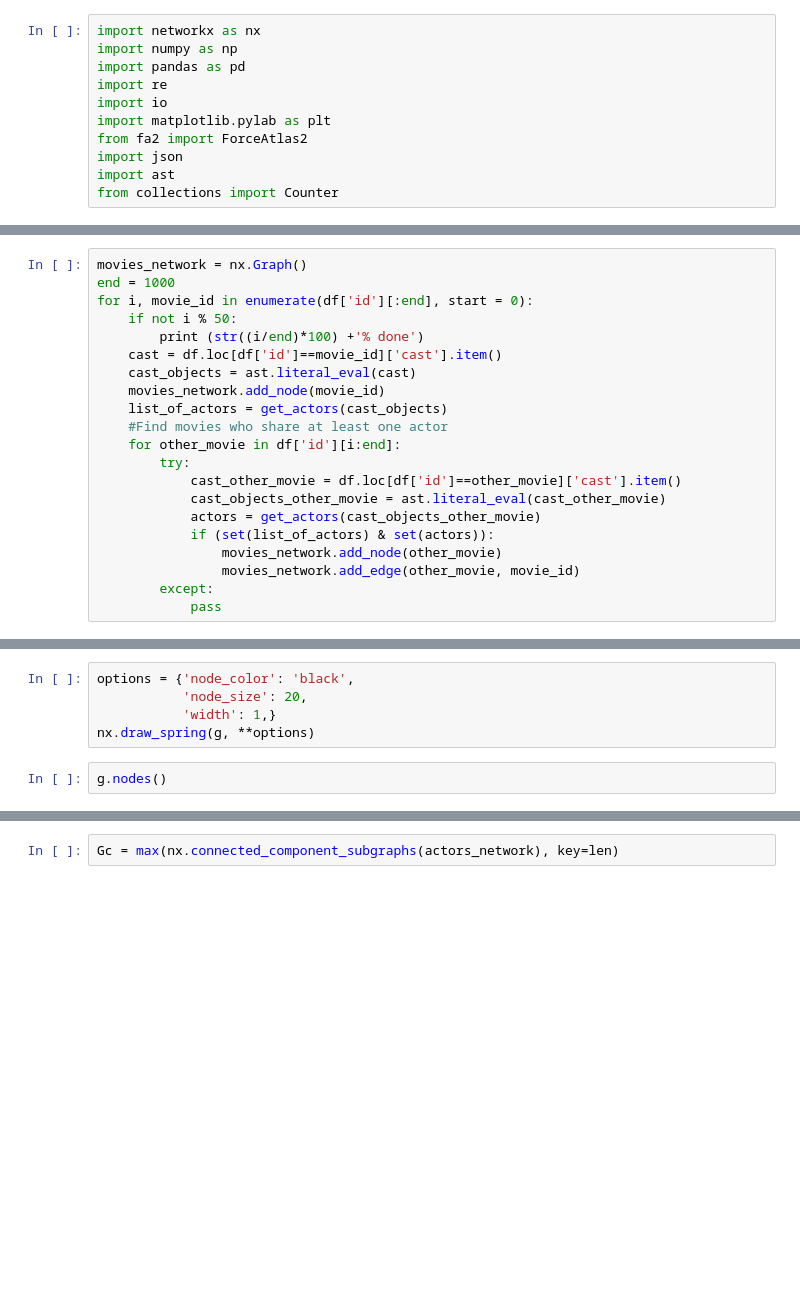
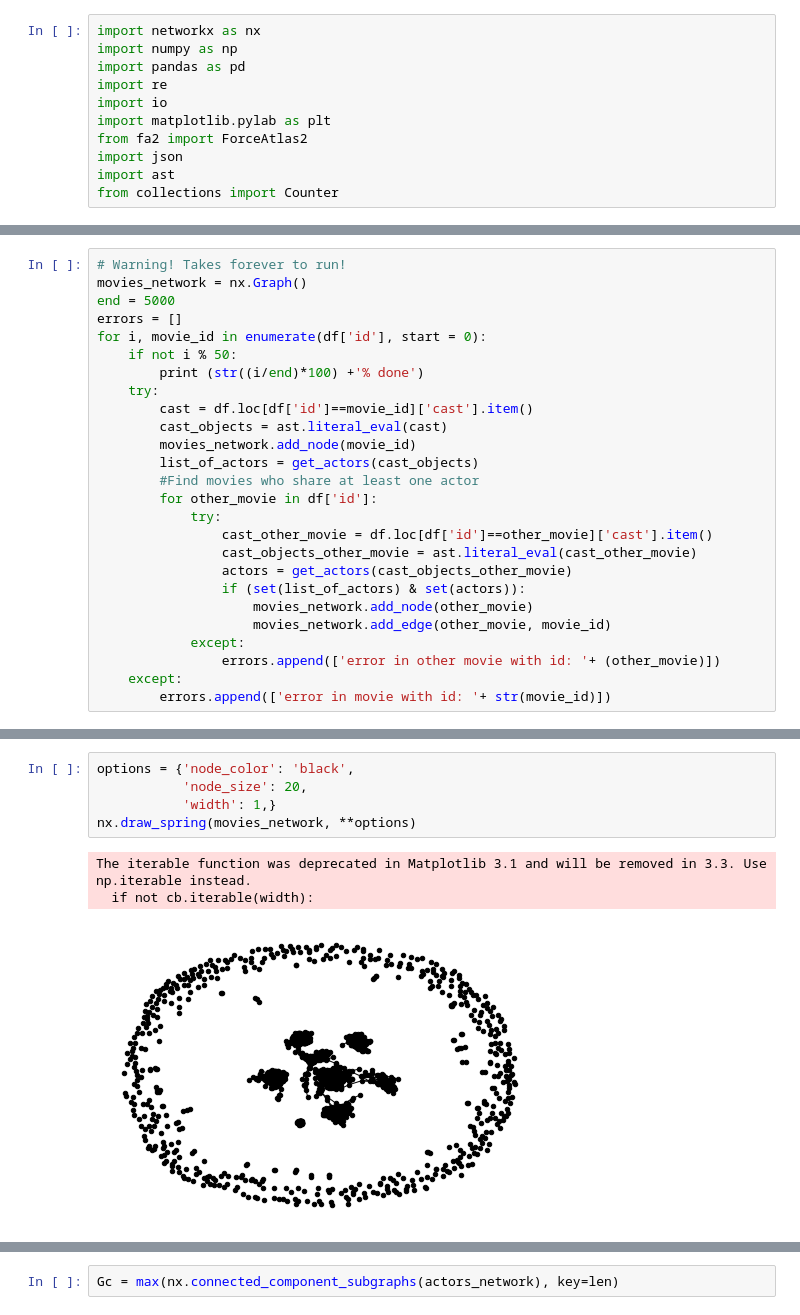
Before and after one commit to LukaAvbreht/Social_graphs, a Jupyter notebook: project/networks_for_project.ipynb, the cells around one changed output, grey strips where cells are left out. Drawn from its saved outputs; the diff is of its cells as text; blank space fills up the shorter version.

Commit message:
networks and smaller datafiles

```diff
--- a/project/networks_for_project.ipynb
+++ b/project/networks_for_project.ipynb
@@ -34,21 +39,26 @@ cast_objects = ast.literal_eval(cast)
 # %%
+# Warning! Takes forever to run!
 movies_network = nx.Graph()
-end = 1000
-for i, movie_id in enumerate(df['id'][:end], start = 0):
+end = 5000
+errors = []
+for i, movie_id in enumerate(df['id'], start = 0):
     if not i % 50:
         print (str((i/end)*100) +'% done')
-    cast = df.loc[df['id']==movie_id]['cast'].item()
-    cast_objects = ast.literal_eval(cast)
-    movies_network.add_node(movie_id)
-    list_of_actors = get_actors(cast_objects)
-    #Find movies who share at least one actor
-    for other_movie in df['id'][i:end]:
-        try:
-            cast_other_movie = df.loc[df['id']==other_movie]['cast'].item()
-            cast_objects_other_movie = ast.literal_eval(cast_other_movie)
-            actors = get_actors(cast_objects_other_movie)
-            if (set(list_of_actors) & set(actors)):
-                movies_network.add_node(other_movie)
-                movies_network.add_edge(other_movie, movie_id)
-        except:
-            pass
+    try:
+        cast = df.loc[df['id']==movie_id]['cast'].item()
+        cast_objects = ast.literal_eval(cast)
+        movies_network.add_node(movie_id)
+        list_of_actors = get_actors(cast_objects)
+        #Find movies who share at least one actor
+        for other_movie in df['id']:
+            try:
+                cast_other_movie = df.loc[df['id']==other_movie]['cast'].item()
+                cast_objects_other_movie = ast.literal_eval(cast_other_movie)
+                actors = get_actors(cast_objects_other_movie)
+                if (set(list_of_actors) & set(actors)):
+                    movies_network.add_node(other_movie)
+                    movies_network.add_edge(other_movie, movie_id)
+            except:
+                errors.append(['error in other movie with id: '+ (other_movie)])
+    except:
+        errors.append(['error in movie with id: '+ str(movie_id)])
@@ -55,9 +83,11 @@ for i, movie_id in enumerate(df['id'][:end], start = 0):
 # %%
 options = {'node_color': 'black',
            'node_size': 20,
            'width': 1,}
-nx.draw_spring(g, **options)
+nx.draw_spring(movies_network, **options)
+# %% [output]
+The iterable function was deprecated in Matplotlib 3.1 and will be removed in 3.3. Use np.iterable instead.
+  if not cb.iterable(width):
+[figure, added]
-# %%
-g.nodes()
 # %%
 actors_network = nx.Graph()
```
Also changed, not shown: parts of 23 cells of this notebook, 2 other files.
